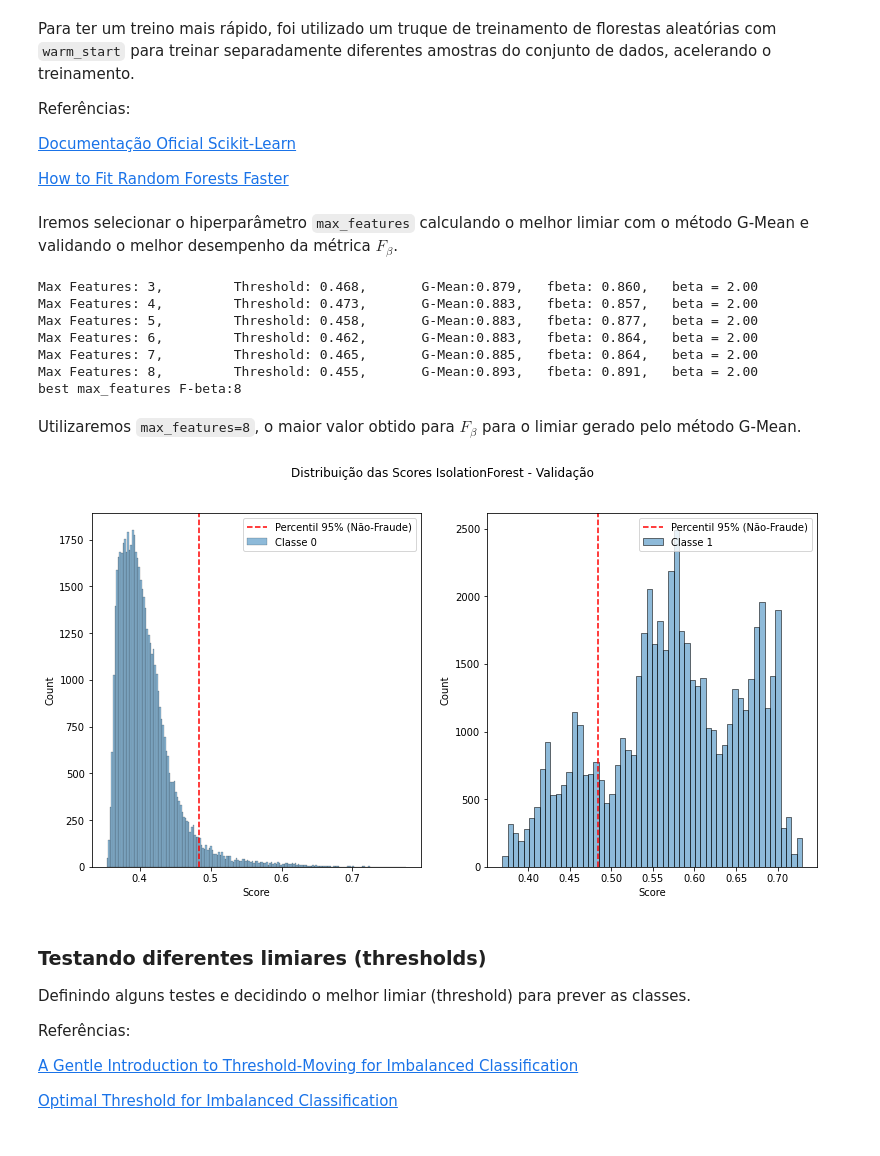
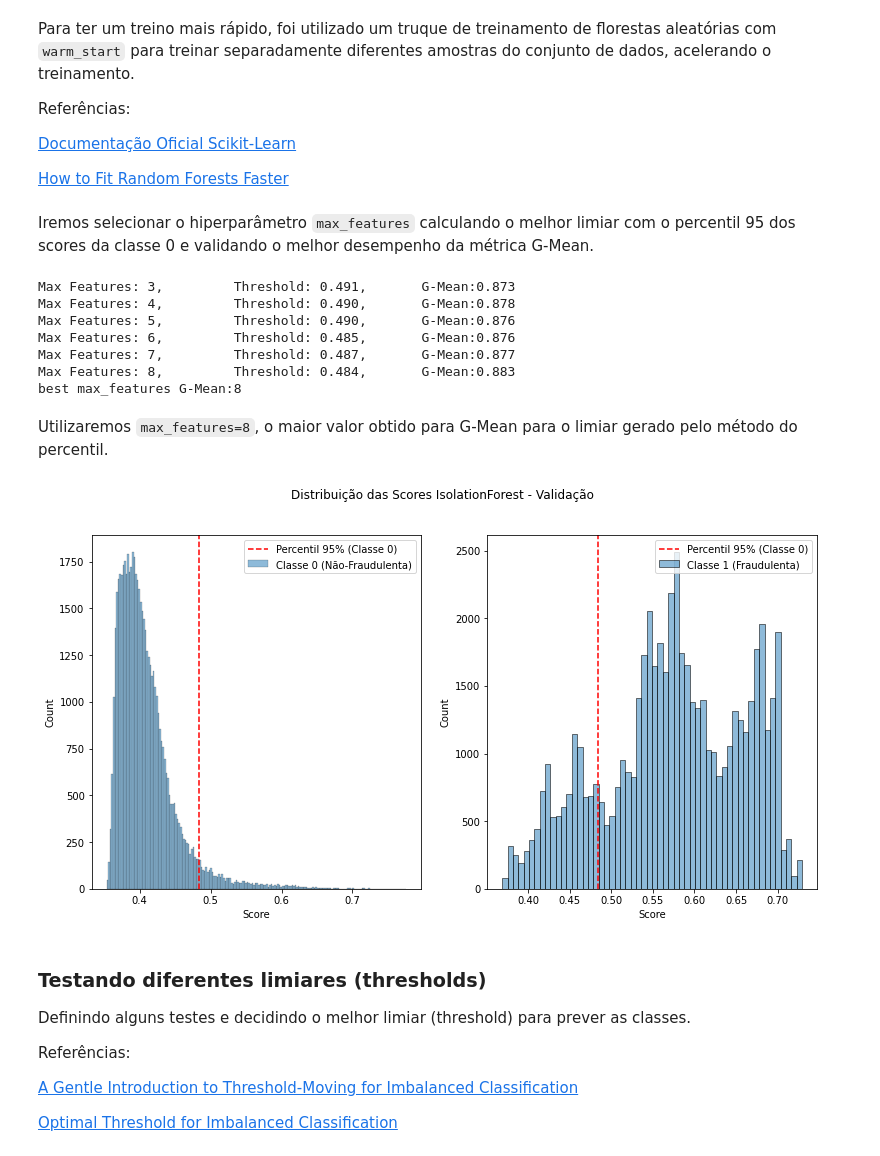
Before and after one commit to Gabriel-Stella/Credit_Card_Fraud, a Jupyter notebook: Credit_Card_Fraud_part1.ipynb, the cells around one changed output. Drawn from its saved outputs; the diff is of its cells as text; code cells hidden in the pictures.

```diff
--- a/Credit_Card_Fraud_part1.ipynb
+++ b/Credit_Card_Fraud_part1.ipynb
@@ -335,6 +340,7 @@ MiniBatchKMeans(batch_size=10000, max_iter=300, n_clusters=3, random_state=42)
 Função para calcular os quadrados das distâncias até o cluster mais próximo
 # %%
 def cluster_squared_distance(X):
+    '''Calcula o quadrado das distâncias até o cluster mais próximo'''
     # Centro do Cluster
     c = kmeans_clusters.cluster_centers_
     # Cluster mais próximo
@@ -772,9 +780,10 @@ Referências:
 
 [How to Fit Random Forests Faster](https://towardsdatascience.com/how-to-fit-random-forests-faster-a837de51d376)
 # %% [markdown]
-Iremos selecionar o hiperparâmetro ``max_features`` calculando o melhor limiar com o método G-Mean e validando o melhor desempenho da métrica $F_{\beta}$.
+Iremos selecionar o hiperparâmetro ``max_features`` calculando o melhor limiar com o percentil 95 dos scores da classe 0 e validando o melhor desempenho da métrica G-Mean.
 # %%
 from sklearn.ensemble import IsolationForest
+from imblearn.metrics import geometric_mean_score
 
 # n_splits é a subdivisão de dados para treinamento de uma parte da floresta aleatória
 n_splits = 5
@@ -789,8 +798,8 @@ np.random.seed(None)
 # Hiperparâmetros
 max_features = list(range(3,9))
 Gmean = []
-Fbeta_scores = []
 best_thresholds = []
+
 for n_features in max_features:
   # IsolationForest com warm_start e treinamento de cada subdivisão (split) dos dados de treino
   clf = IsolationForest(n_estimators=0,max_features=n_features,warm_start=True,random_state=42,n_jobs=-1)
@@ -804,32 +813,32 @@ for n_features in max_features:
   # Definindo o score de anomalia para os dados de validação
   val_prob = -clf.score_samples(X_val_sc)
 
-  # Utilizando o G-Mean para encontrar o melhor limiar de cada hiperparâmetro
-  fpr, tpr, thresholds = roc_curve(y_val,val_prob)
 
-  j_max = np.sqrt(tpr*(1-fpr)).argmax()
-  Gmean.append(np.sqrt(tpr*(1-fpr)).max())
-  threshold = thresholds[j_max]
+  # Utilizando o o percentil 95 dos scores da classe 0 para encontrar o melhor limiar de cada hiperparâmetro
+  threshold = np.quantile(val_prob[y_val==0],0.95)
+
+  y_val_pred = (val_prob>=threshold)
+
+
+  Gmean.append(geometric_mean_score(y_val,y_val_pred))
   best_thresholds.append(threshold)
 
-  y_val_pred = (val_prob>=threshold)
   beta = 2
-  Fbeta_scores.append(fbeta_score(y_val.reshape(-1),y_val_pred,beta=beta))
 
-  print('Max Features: %d,\t Threshold: %1.3f,\t G-Mean:%1.3f,\t fbeta: %1.3f,\t beta = %1.2f'%(n_features,threshold,Gmean[-1],Fbeta_scores[-1],beta))
-j_max = np.argmax(Fbeta_scores)
+  print('Max Features: %d,\t Threshold: %1.3f,\t G-Mean:%1.3f'%(n_features,threshold,Gmean[-1]))
+j_max = np.argmax(Gmean)
 max_feature = max_features[j_max]
-print("best max_features F-beta:%d"%max_feature)
+print("best max_features G-Mean:%d"%max_feature)
 # %% [output]
-Max Features: 3,         Threshold: 0.468,       G-Mean:0.879,   fbeta: 0.860,   beta = 2.00
-Max Features: 4,         Threshold: 0.473,       G-Mean:0.883,   fbeta: 0.857,   beta = 2.00
-Max Features: 5,         Threshold: 0.458,       G-Mean:0.883,   fbeta: 0.877,   beta = 2.00
-Max Features: 6,         Threshold: 0.462,       G-Mean:0.883,   fbeta: 0.864,   beta = 2.00
-Max Features: 7,         Threshold: 0.465,       G-Mean:0.885,   fbeta: 0.864,   beta = 2.00
-Max Features: 8,         Threshold: 0.455,       G-Mean:0.893,   fbeta: 0.891,   beta = 2.00
-best max_features F-beta:8
+Max Features: 3,         Threshold: 0.491,       G-Mean:0.873
+Max Features: 4,         Threshold: 0.490,       G-Mean:0.878
+Max Features: 5,         Threshold: 0.490,       G-Mean:0.876
+Max Features: 6,         Threshold: 0.485,       G-Mean:0.876
+Max Features: 7,         Threshold: 0.487,       G-Mean:0.877
+Max Features: 8,         Threshold: 0.484,       G-Mean:0.883
+best max_features G-Mean:8
 # %% [markdown]
-Utilizaremos ``max_features=8``, o maior valor obtido para $F_{\beta}$ para o limiar gerado pelo método G-Mean.
+Utilizaremos ``max_features=8``, o maior valor obtido para G-Mean para o limiar gerado pelo método do percentil.
 # %%
 clf = IsolationForest(n_estimators=0,max_features=max_feature,warm_start=True,random_state=42,n_jobs=-1)
 
@@ -854,44 +863,47 @@ val_prob = -clf.score_samples(X_val_sc)
 test_prob = -clf.score_samples(X_test_sc)
 # %%
 # Score (Não-Fraude)
-val_prob_nf = -clf.score_samples(X_val_sc[y_val == 0,:])
+val_prob_nf = val_prob[y_val == 0]
 data_nf = np.concatenate((val_prob_nf,np.zeros_like(val_prob_nf)))
 data_nf = data_nf.reshape((-1,2),order="F")
 
 
 # Score (Fraude)
-val_prob_f = -clf.score_samples(X_val_sc[y_val == 1,:])
+val_prob_f = val_prob[y_val == 1]
 data_f = np.concatenate((val_prob_f,np.ones_like(val_prob_f)))
 data_f = data_f.reshape((-1,2),order="F")
 
 
 # Concatenando dados em um dataframe
 data = pd.DataFrame(np.concatenate([data_nf,data_f]),columns=["Score","Class"])
+
 
 fig,axes = plt.subplots(1,2)
 fig.set_size_inches(6.5*2,6.5*1)
 
 axes = axes.ravel()
 
 # Plotando distancias quadradas por classe
 ax = axes[0]
 sns.histplot(data=data[data["Class"] == 0], x="Score", hue="Class", ax=ax, legend=False)
 ax.axvline(data[data["Class"] == 0]["Score"].quantile(0.95), c="r", ls="--")
-ax.legend(labels=["Percentil 95% (Não-Fraude)","Classe 0"])
+ax.legend(labels=["Percentil 95% (Classe 0)","Classe 0 (Não-Fraudulenta)"])
 
 
 ax = axes[1]
 sns.histplot(data=data[data["Class"] == 1], x="Score", hue="Class", ax=ax)
 ax.axvline(data[data["Class"] == 0]["Score"].quantile(0.95), c="r", ls="--")
-ax.legend(labels=["Percentil 95% (Não-Fraude)","Classe 1"])
+ax.legend(labels=["Percentil 95% (Classe 0)","Classe 1 (Fraudulenta)"])
+
 
 
 fig.suptitle("Distribuição das Scores IsolationForest - Validação")
+fig.patch.set_alpha(1.0)
 fig.savefig('figures/part1/scores_hist_isolationforest.pdf', bbox_inches='tight')
 fig.savefig('figures/part1/scores_hist_isolationforest.png', bbox_inches='tight')
 plt.show()
 # %% [output]
-[figure, old version]
+[figure, new version]
 # %% [markdown]
 ### Testando diferentes limiares (thresholds)
 
```
Also changed, not shown: parts of 11 cells of this notebook, 1 other file.
